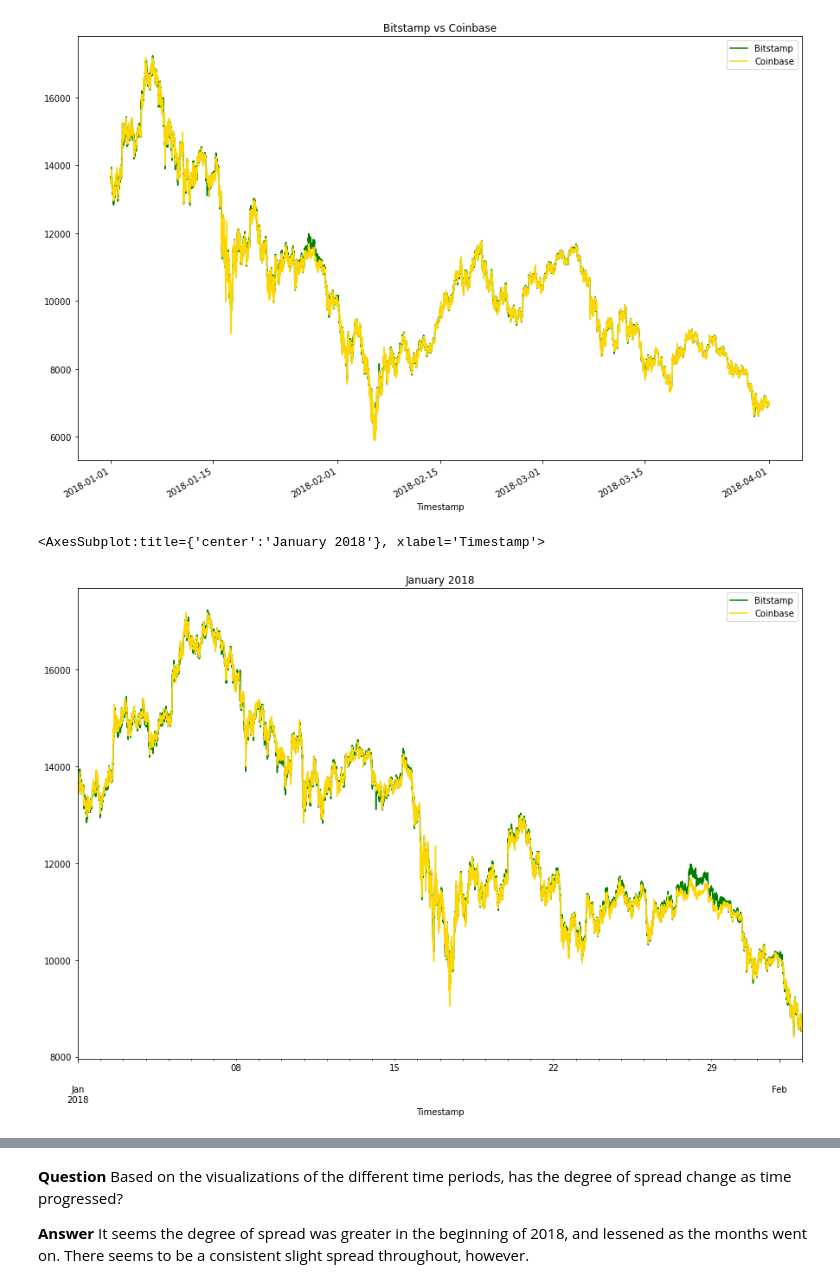
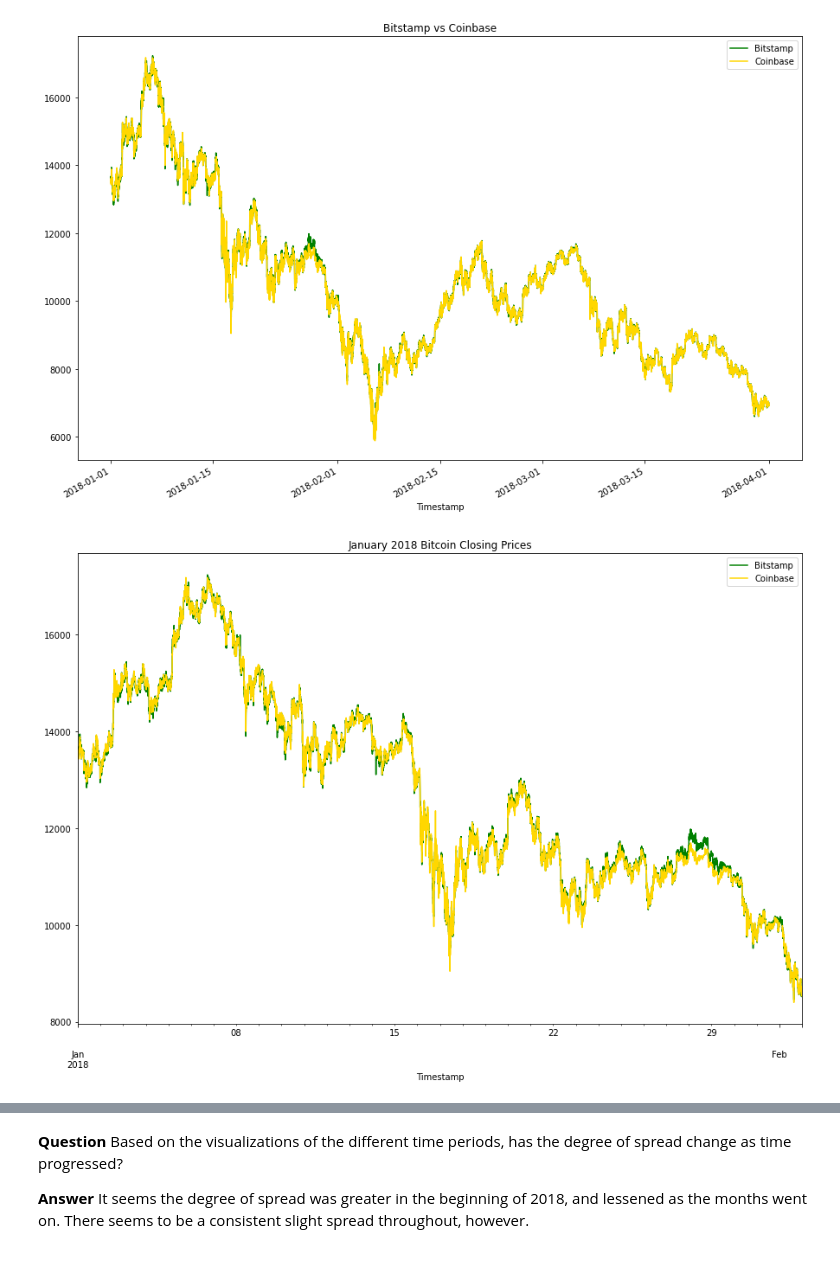
Before and after one commit to ghedrick76/module_3_challenge, a Jupyter notebook: Starter_Code/crypto_arbitrage.ipynb, the cells around one changed output, grey strips where cells are left out. Cells and saved outputs as stored; diff of their text form; code cells hidden in the pictures.

```diff
--- a/Starter_Code/crypto_arbitrage.ipynb
+++ b/Starter_Code/crypto_arbitrage.ipynb
@@ -326,17 +326,16 @@ coinbase_sliced.plot(legend=True, figsize=(15,10), color="gold", label="Coinbase
 # %%
 # Using the loc and plot functions, create an overlay plot that visualizes
 # the price action of both DataFrames for a one month period early in the dataset
 # Be sure to include the parameters: legend, figure size, title, and color and label
-bitstamp_sliced.loc['2018-01-01' : '2018-02-01'].plot(
+bitstamp_january = bitstamp_sliced.loc['2018-01-01' : '2018-02-01'].plot(
 
     legend=True, figsize=(15,10), title="January 2018 Bitcoin Closing Prices", color="green", label='Bitstamp')
 
-coinbase_sliced.loc['2018-01-01' : '2018-02-01'].plot(
+coinbase_january = coinbase_sliced.loc['2018-01-01' : '2018-02-01'].plot(
 
     legend=True, figsize=(15,10), color="gold", label="Coinbase")
 # %% [output]
-<AxesSubplot:title={'center':'January 2018'}, xlabel='Timestamp'>
-[figure, old version]
+[figure, new version]
 # %%
 # Using the loc and plot functions, create an overlay plot that visualizes
 # the price action of both DataFrames for a one month period later in the dataset
```
Also changed, not shown: parts of 10 cells of this notebook.
